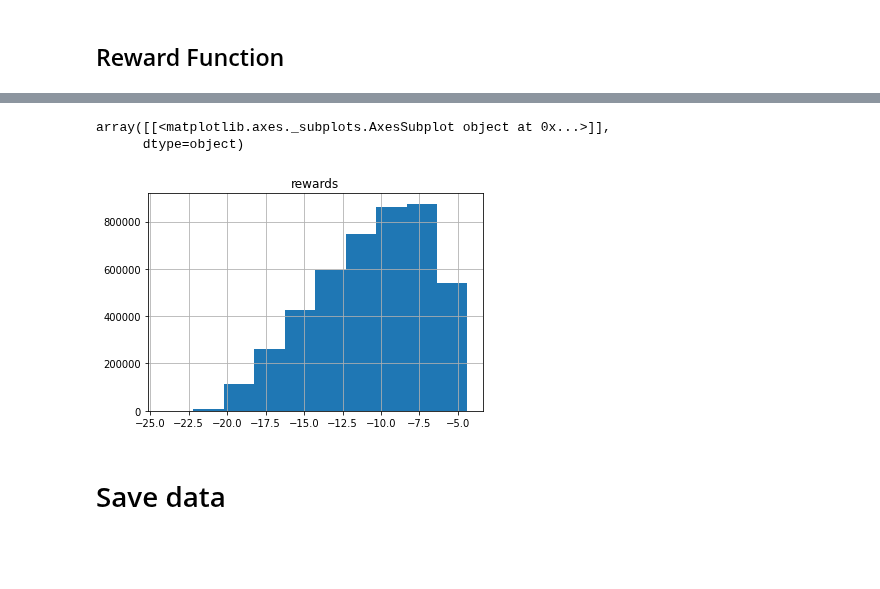
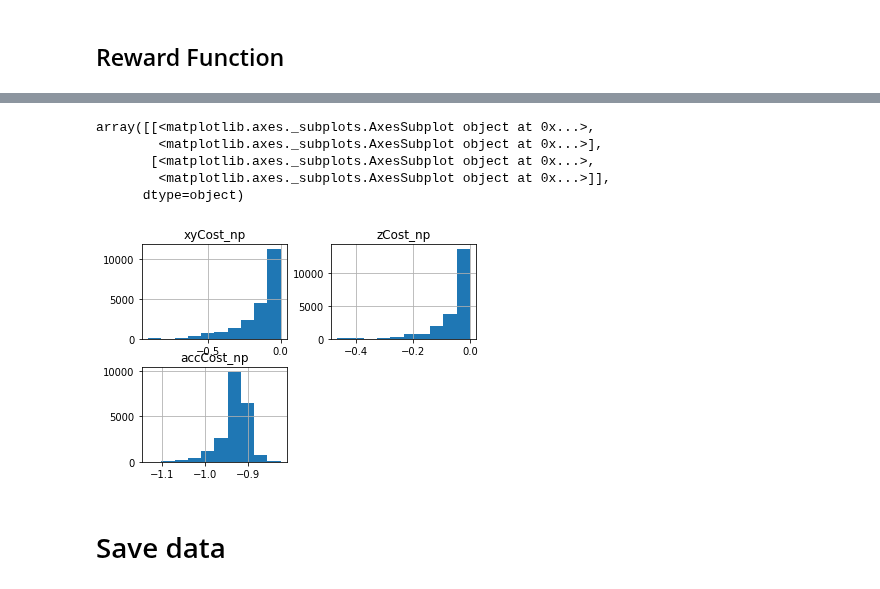
Before and after one commit to ootang2018/DataProcessing_rosbag2csv_StateTransitions, a Jupyter notebook: data_preprocessing.ipynb, the cells around one changed output, grey strips where cells are left out. Cells and saved outputs as stored; diff of their text form; code cells hidden in the pictures; blank space fills up the shorter version.

```diff
--- a/data_preprocessing.ipynb
+++ b/data_preprocessing.ipynb
@@ -1393,9 +1502,12 @@ array([[<matplotlib.axes._subplots.AxesSubplot object at 0x...>,
 # %%
-rewards_train.hist()
+obsCost_info_train.hist()
 # %% [output]
-array([[<matplotlib.axes._subplots.AxesSubplot object at 0x...>]],
+array([[<matplotlib.axes._subplots.AxesSubplot object at 0x...>,
+        <matplotlib.axes._subplots.AxesSubplot object at 0x...>],
+       [<matplotlib.axes._subplots.AxesSubplot object at 0x...>,
+        <matplotlib.axes._subplots.AxesSubplot object at 0x...>]],
       dtype=object)
-[figure, old version]
+[figure, new version]
 # %% [markdown]
 # Save data
 # %% [markdown]
```
Also changed, not shown: parts of 36 cells of this notebook.
